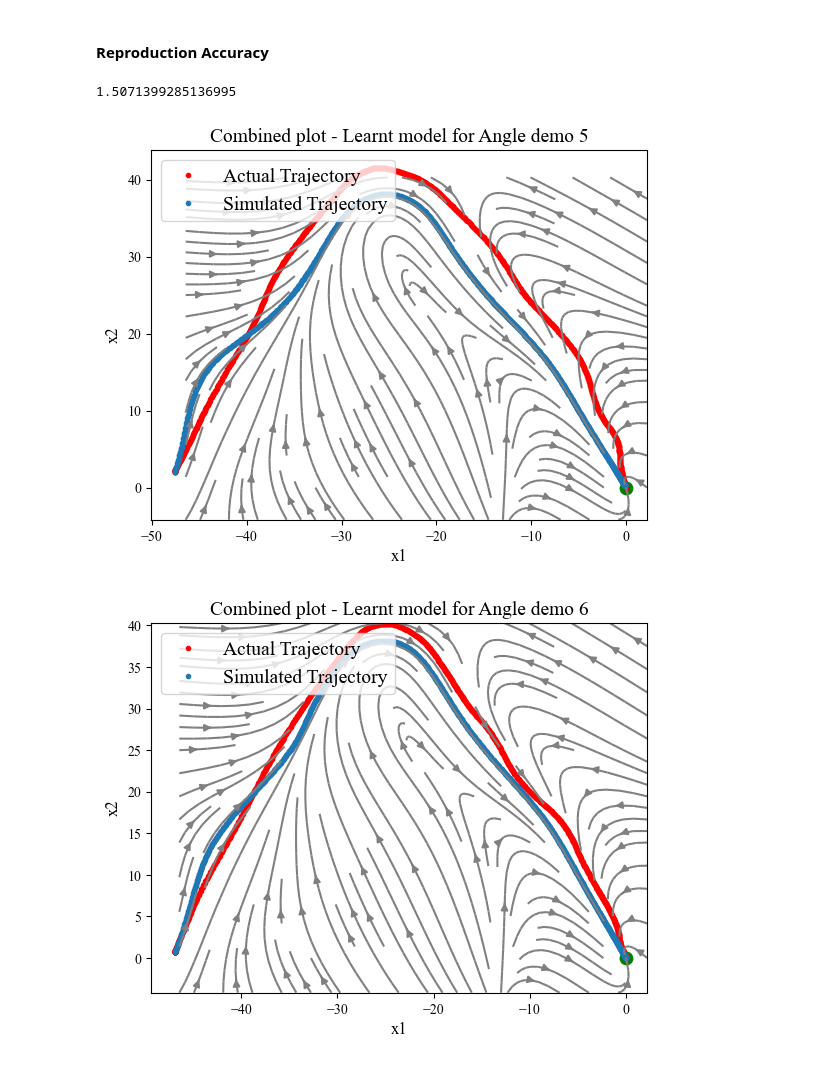
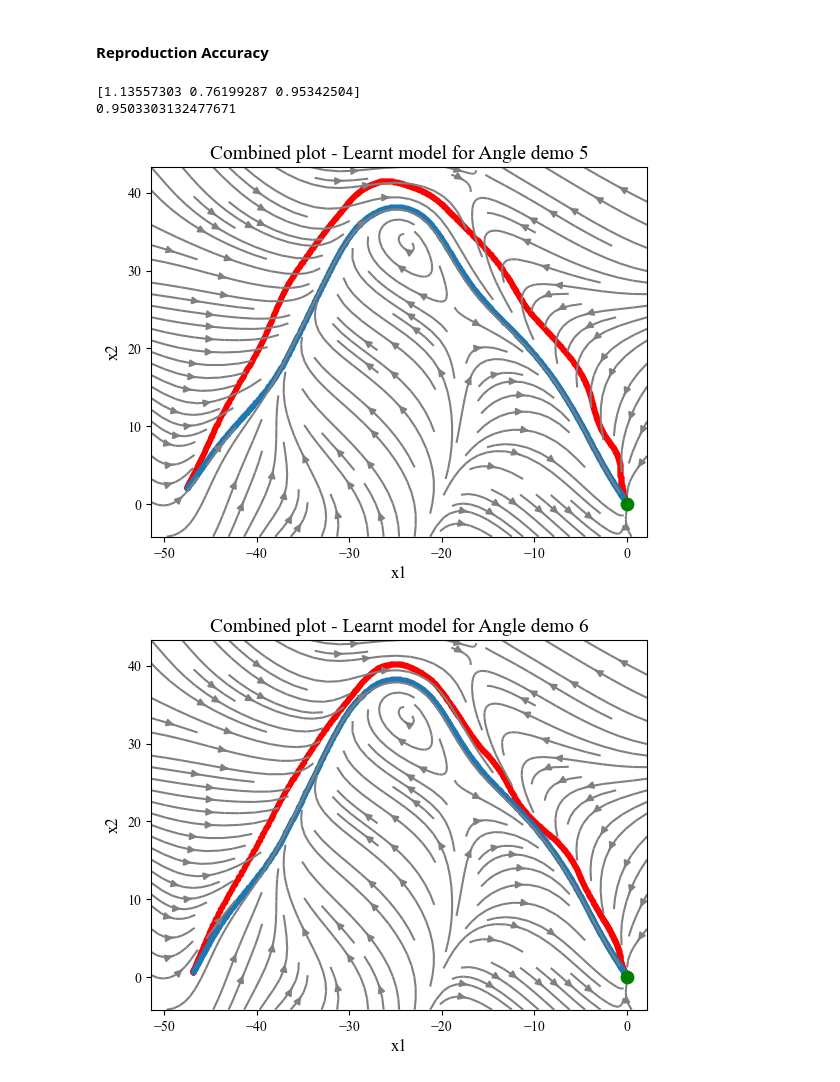
Before and after one commit to helenatp/tpk4960, a Jupyter notebook: src/lasa/lasa_vanish.ipynb, the cells around one changed output. Drawn from its saved outputs; the diff is of its cells as text; code cells hidden in the pictures.

Commit message:
RFF parameters for lasa vanish angle

```diff
--- a/src/lasa/lasa_vanish.ipynb
+++ b/src/lasa/lasa_vanish.ipynb
@@ -156,11 +156,11 @@ num_of_samples = 100
 if name_of_dataset == 'Sshape':
     num_of_samples = 200
 
-#w = randn(size_of_state, num_of_samples)/sigma
-#b = rand(1,num_of_samples)*2*np.pi
+w = randn(size_of_state, num_of_samples)/sigma
+b = rand(1,num_of_samples)*2*np.pi
 
-w = np.load('RFF_parameters/w_'+name_of_dataset+'_vanish.npy')
-b = np.load('RFF_parameters/b_'+name_of_dataset+'_vanish.npy')
+#w = np.load('RFF_parameters/w_'+name_of_dataset+'_vanish.npy')
+#b = np.load('RFF_parameters/b_'+name_of_dataset+'_vanish.npy')
 
 mu = 0.0
 # %% [markdown]
@@ -332,33 +339,35 @@ fig_learntmodel_fdm.show()
 # %%
 trajectory_error = np.zeros(num_of_test_datasets)
 
 for i in range(num_of_test_datasets):
     demo_pos = num_of_train_datasets + i
     actual_trajectory = dataset['demos'][0, demo_pos][0, 0][0]
     actual_time = dataset['demos'][0, demo_pos][0, 0][1]
     timespan = np.array([actual_time[:, 0], actual_time[:, -1]])
     initial_condition = actual_trajectory[:, 0]
     simulated_trajectory = solve_ivp(learnt_model_fdm, timespan, initial_condition, t_eval = actual_time[0]).y
 
     error = np.mean(np.linalg.norm(actual_trajectory - simulated_trajectory, ord=2, axis=0) / actual_time[:, -1])
     trajectory_error[i] = error
 
     demo_number = demo_pos+1
     fig_learntmodel_fdm = plt.figure(i+num_of_train_datasets)
     plt.title('Combined plot - Learnt model for ' + name_of_dataset + ' demo ' + str(demo_number), fontsize=14)
     plt.plot(actual_trajectory[0, :], actual_trajectory[1, :], '.', linewidth=0.1, color = 'r')
     plt.plot(simulated_trajectory[0, :], simulated_trajectory[1, :], '.', linewidth=0.1)
+    plt.scatter(0,0, color='green', s=80, zorder=10)
     plt.streamplot(X1, X2, u_learnt_fdm, v_learnt_fdm, density = 1.1, color ='gray')
     plt.xlabel('x1', fontsize=12)
     plt.ylabel('x2', fontsize=12)
-    plt.scatter(0,0, color='green', s=80)
-    plt.legend(['Actual Trajectory', 'Simulated Trajectory'], loc = "upper left" , frameon = True , prop ={'size': 14 } )
+    #plt.legend(['Actual Trajectory', 'Simulated Trajectory'], loc = "upper left" , frameon = True , prop ={'size': 14 } )
     fig_learntmodel_fdm.show()
     #plt.savefig(r"lasa_figures/"+name_of_dataset+"_lasa_vanish_fdm_accuracy_demo"+str(demo_number)+".eps", format ="eps")
 
 trajectory_mean_error = np.mean(trajectory_error)
+print(trajectory_error)
 print(np.mean(trajectory_error))
 # %% [output]
-1.5071399285136995
+[1.13557303 0.76199287 0.95342504]
+0.9503303132477671
-[figure, old version]
+[figure, new version]
-[figure, old version]
+[figure, new version]
```
Also changed, not shown: parts of 5 cells of this notebook, 6 other files.
